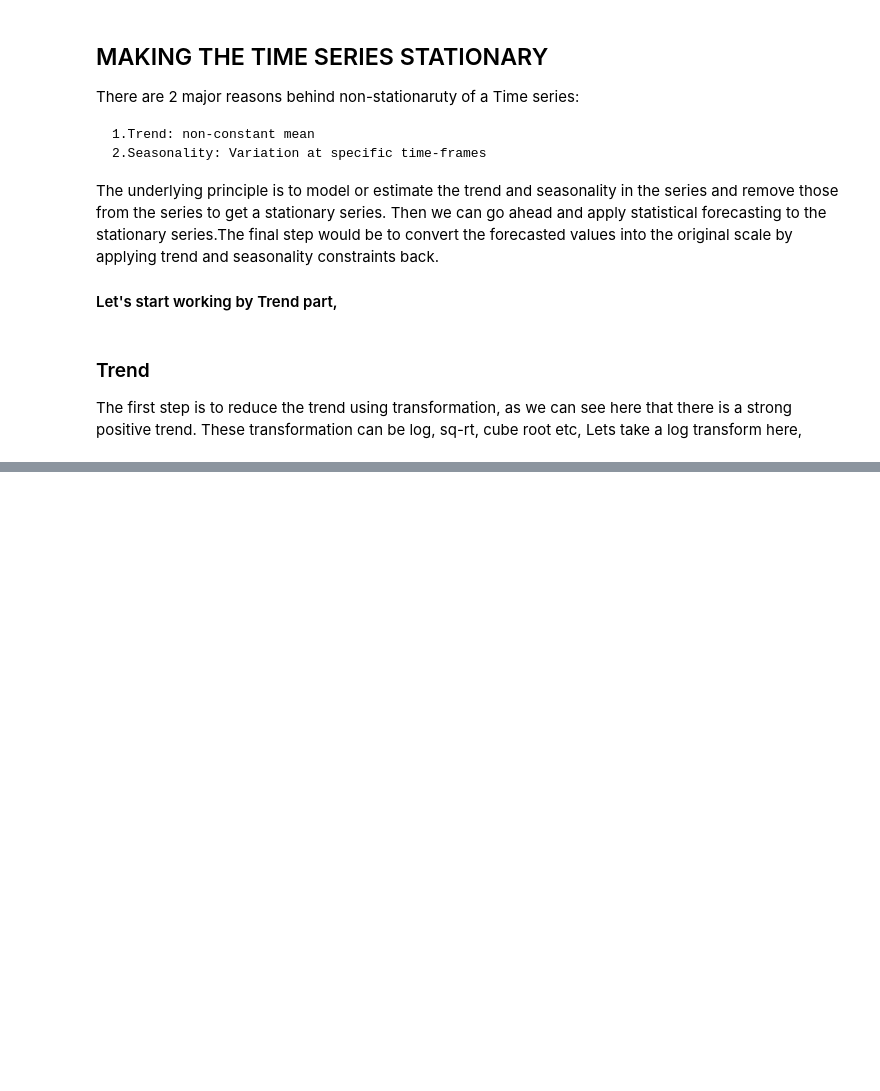
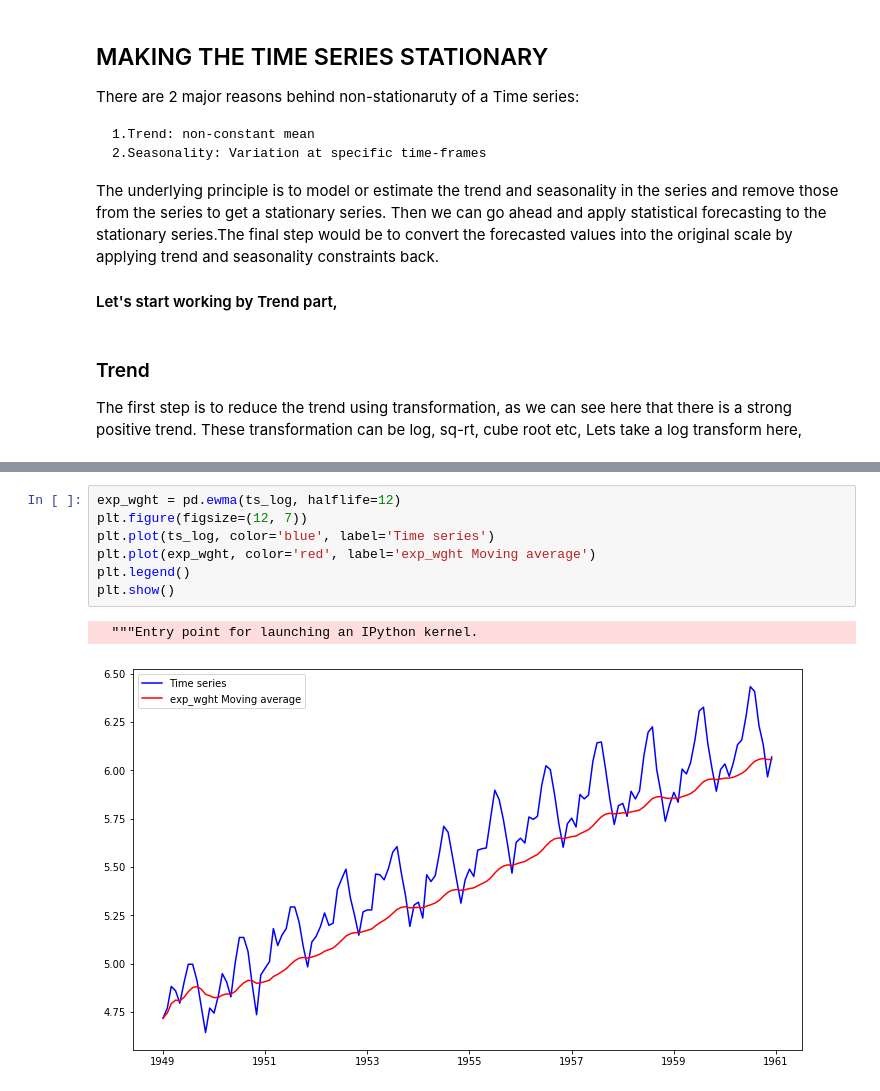
Before and after one commit to Suryanandsingh/Time-Series-Analysis, a Jupyter notebook: Time series.ipynb, the cells around one changed output, grey strips where cells are left out. Drawn from its saved outputs; the diff is of its cells as text; blank space fills up the shorter version.

```diff
--- a/Time series.ipynb
+++ b/Time series.ipynb
@@ -186,0 +257,10 @@ dtype: float64
+# %%
+exp_wght = pd.ewma(ts_log, halflife=12)
+plt.figure(figsize=(12, 7))
+plt.plot(ts_log, color='blue', label='Time series')
+plt.plot(exp_wght, color='red', label='exp_wght Moving average')
+plt.legend()
+plt.show()
+# %% [output]
+  """Entry point for launching an IPython kernel.
+[figure, added]
```
Also changed, not shown: parts of 15 cells of this notebook.
